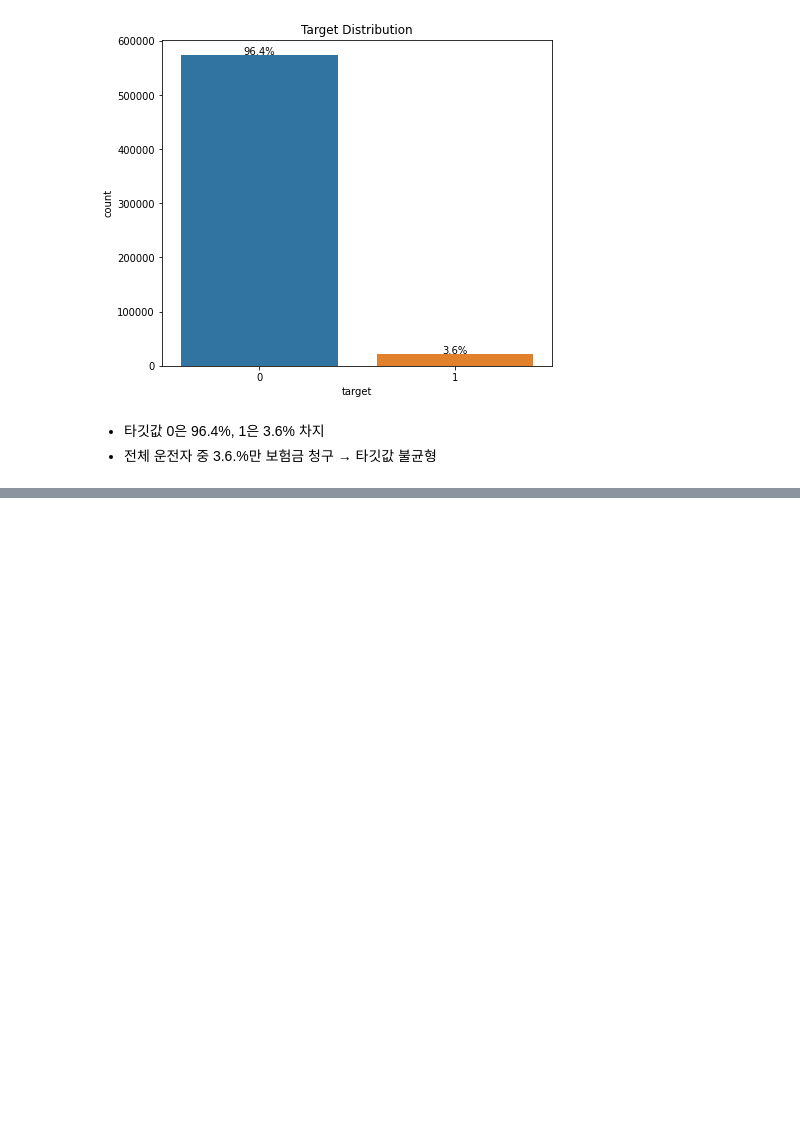
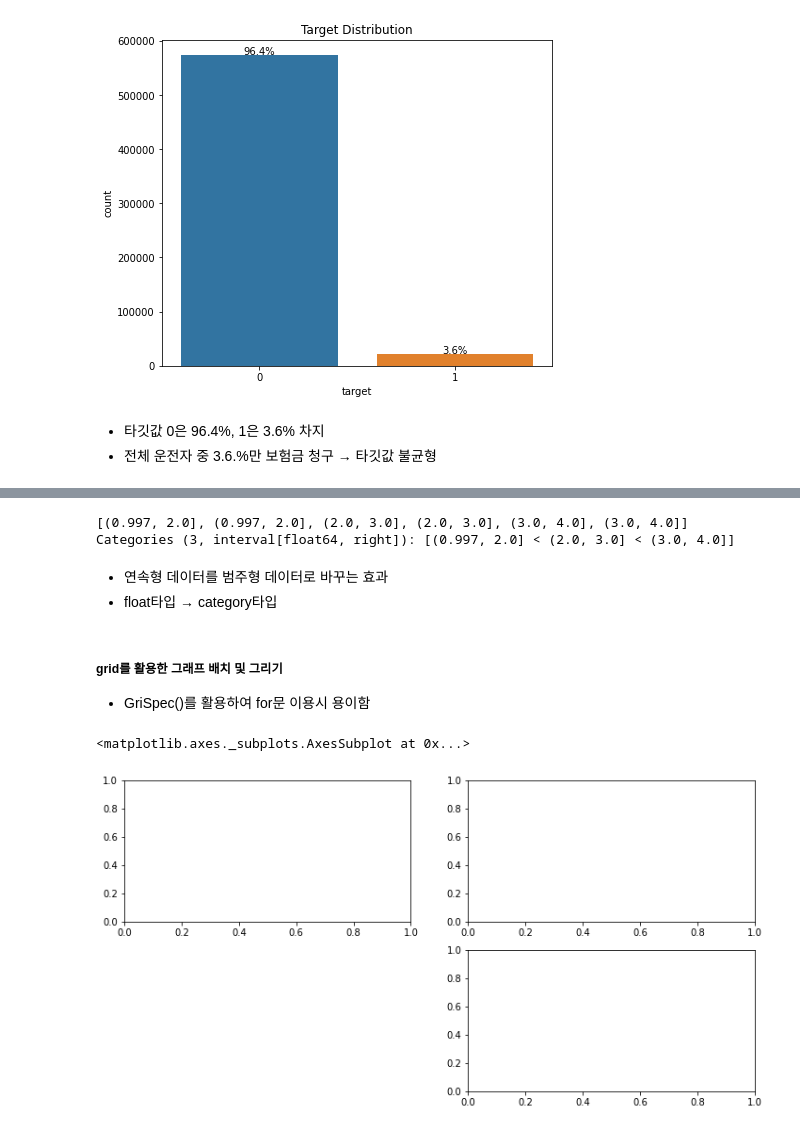
Before and after one commit to kiyong21c/kaggle, a Jupyter notebook: 20220613_porto-seguro-safe-driver-prediction-visualize.ipynb, the cells around one changed output, grey strips where cells are left out. Cells and saved outputs as stored; diff of their text form; code cells hidden in the pictures; blank space fills up the shorter version.

```diff
--- a/20220613_porto-seguro-safe-driver-prediction-visualize.ipynb
+++ b/20220613_porto-seguro-safe-driver-prediction-visualize.ipynb
@@ -240,0 +325,8 @@ Text(0.5, 1.0, 'Target Distribution')
+# %%
+pd.cut([1.0, 1.5, 2.1, 2.7, 3.5, 4.0], 3)
+# %% [output]
+[(0.997, 2.0], (0.997, 2.0], (2.0, 3.0], (2.0, 3.0], (3.0, 4.0], (3.0, 4.0]]
+Categories (3, interval[float64, right]): [(0.997, 2.0] < (2.0, 3.0] < (3.0, 4.0]]
+# %% [markdown]
+ - 연속형 데이터를 범주형 데이터로 바꾸는 효과
+ - float타입 → category타입
@@ -240,0 +347,14 @@ Text(0.5, 1.0, 'Target Distribution')
+# %% [markdown]
+##### grid를 활용한 그래프 배치 및 그리기
+ - GriSpec()를 활용하여 for문 이용시 용이함
+# %%
+plt.figure(figsize=(12, 16))
+grid = gridspec.GridSpec(5, 2)
+
+
+ax = plt.subplot(grid[0])
+ax = plt.subplot(grid[1])
+plt.subplot(grid[3])
+# %% [output]
+<matplotlib.axes._subplots.AxesSubplot at 0x...>
+[figure, added]
```
Also changed, not shown: parts of 17 cells of this notebook.
